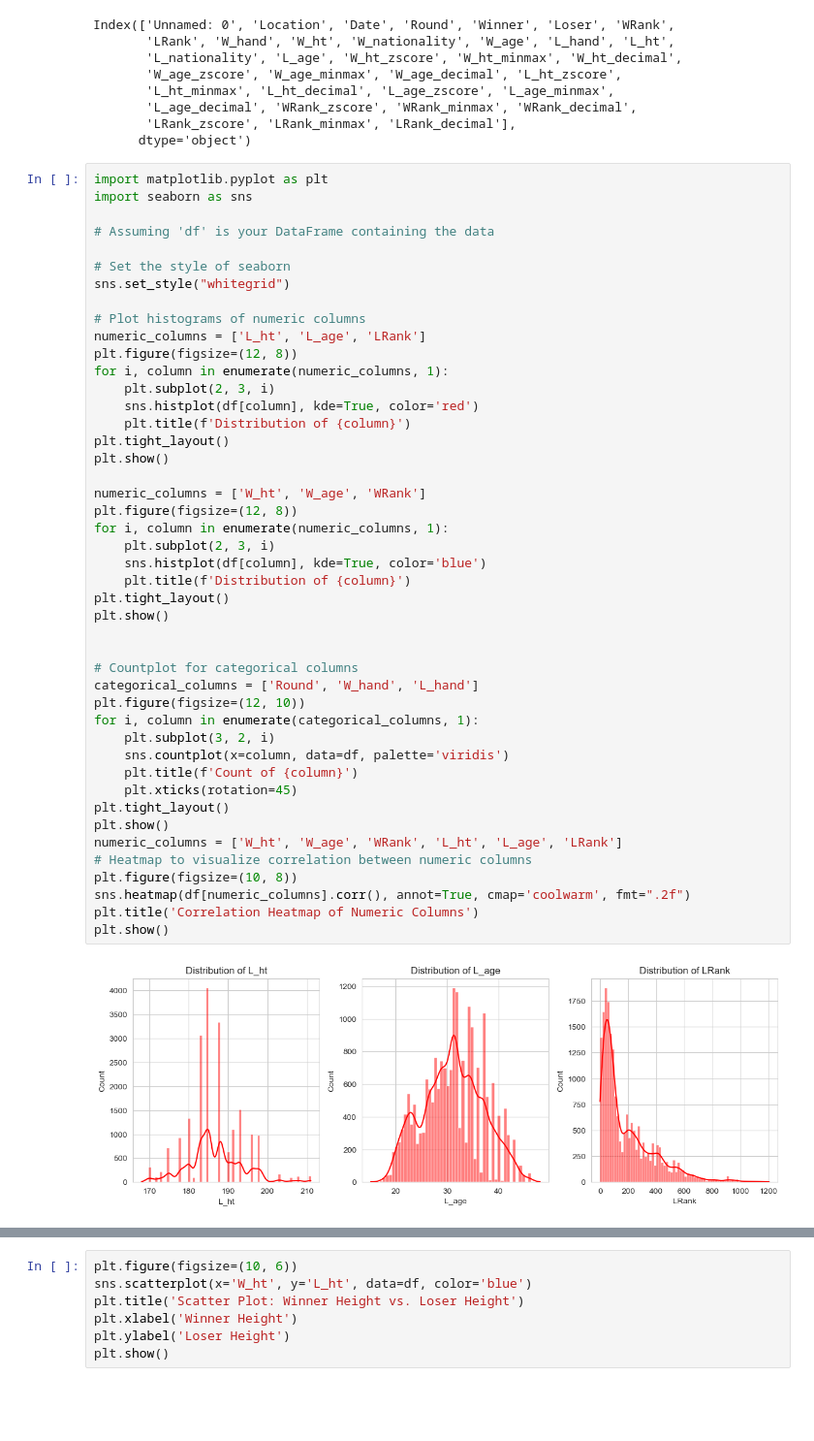
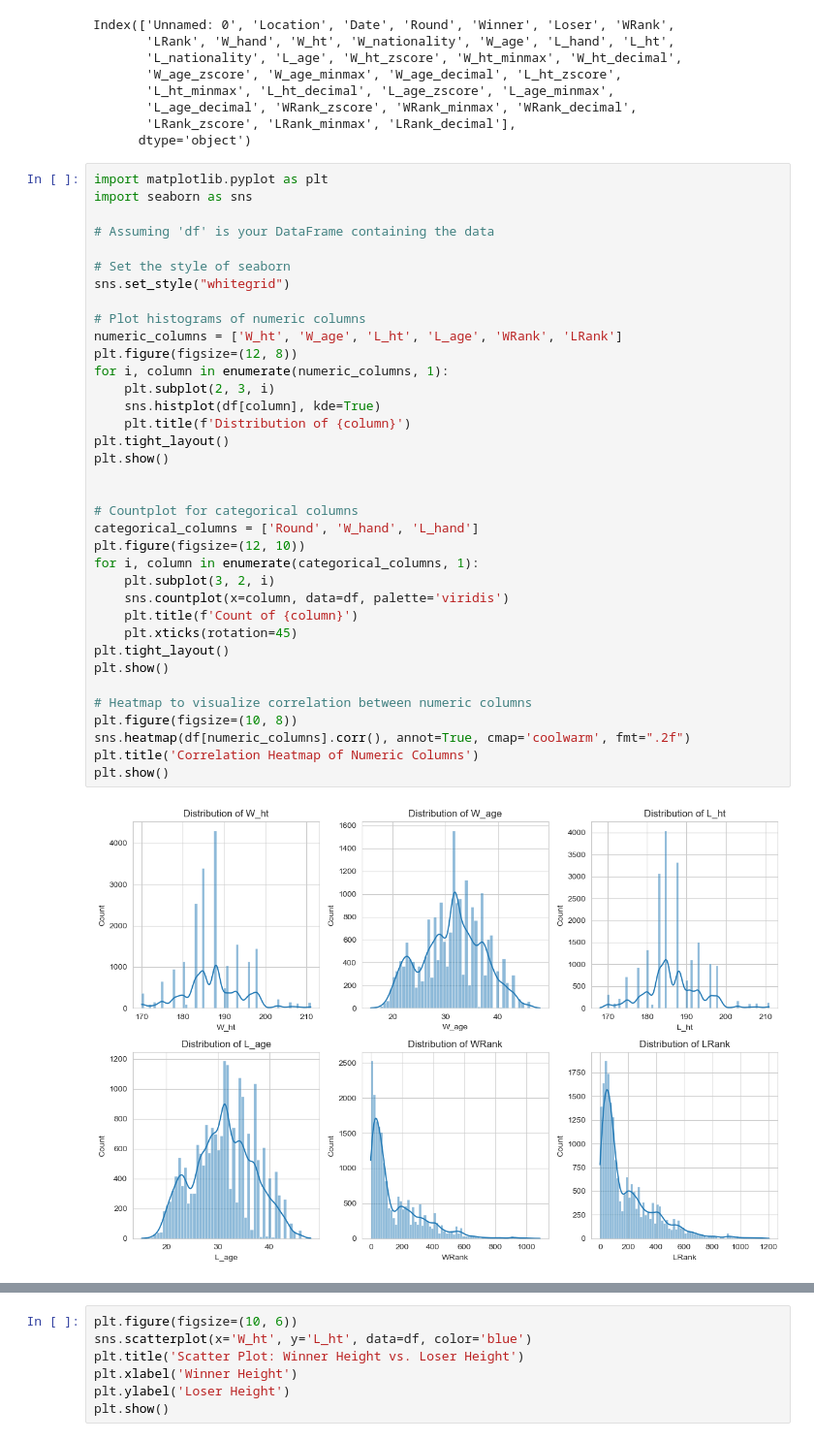
Before and after one commit to Farnaaaz/TenniMatchPrediction, a Jupyter notebook: Cleaned and Compiled Data from 3 dataframes.ipynb, the cells around one changed output, grey strips where cells are left out. Shown at 97% size. Drawn from its saved outputs; the diff is of its cells as text; blank space fills up the shorter version.

```diff
--- a/Cleaned and Compiled Data from 3 dataframes.ipynb
+++ b/Cleaned and Compiled Data from 3 dataframes.ipynb
@@ -988,43 +988,34 @@ import seaborn as sns
 # Assuming 'df' is your DataFrame containing the data
 
 # Set the style of seaborn
 sns.set_style("whitegrid")
 
 # Plot histograms of numeric columns
-numeric_columns = ['L_ht', 'L_age', 'LRank']
+numeric_columns = ['W_ht', 'W_age', 'L_ht', 'L_age', 'WRank', 'LRank']
 plt.figure(figsize=(12, 8))
 for i, column in enumerate(numeric_columns, 1):
     plt.subplot(2, 3, i)
-    sns.histplot(df[column], kde=True, color='red')
-    plt.title(f'Distribution of {column}')
-plt.tight_layout()
-plt.show()
-
-numeric_columns = ['W_ht', 'W_age', 'WRank']
-plt.figure(figsize=(12, 8))
-for i, column in enumerate(numeric_columns, 1):
-    plt.subplot(2, 3, i)
-    sns.histplot(df[column], kde=True, color='blue')
+    sns.histplot(df[column], kde=True)
     plt.title(f'Distribution of {column}')
 plt.tight_layout()
 plt.show()
 
 
 # Countplot for categorical columns
 categorical_columns = ['Round', 'W_hand', 'L_hand']
 plt.figure(figsize=(12, 10))
 for i, column in enumerate(categorical_columns, 1):
     plt.subplot(3, 2, i)
     sns.countplot(x=column, data=df, palette='viridis')
     plt.title(f'Count of {column}')
     plt.xticks(rotation=45)
 plt.tight_layout()
 plt.show()
-numeric_columns = ['W_ht', 'W_age', 'WRank', 'L_ht', 'L_age', 'LRank']
+
 # Heatmap to visualize correlation between numeric columns
 plt.figure(figsize=(10, 8))
 sns.heatmap(df[numeric_columns].corr(), annot=True, cmap='coolwarm', fmt=".2f")
 plt.title('Correlation Heatmap of Numeric Columns')
 plt.show()
 # %% [output]
-[figure, old version]
+[figure, new version]
```
Also changed, not shown: parts of 6 cells of this notebook.
